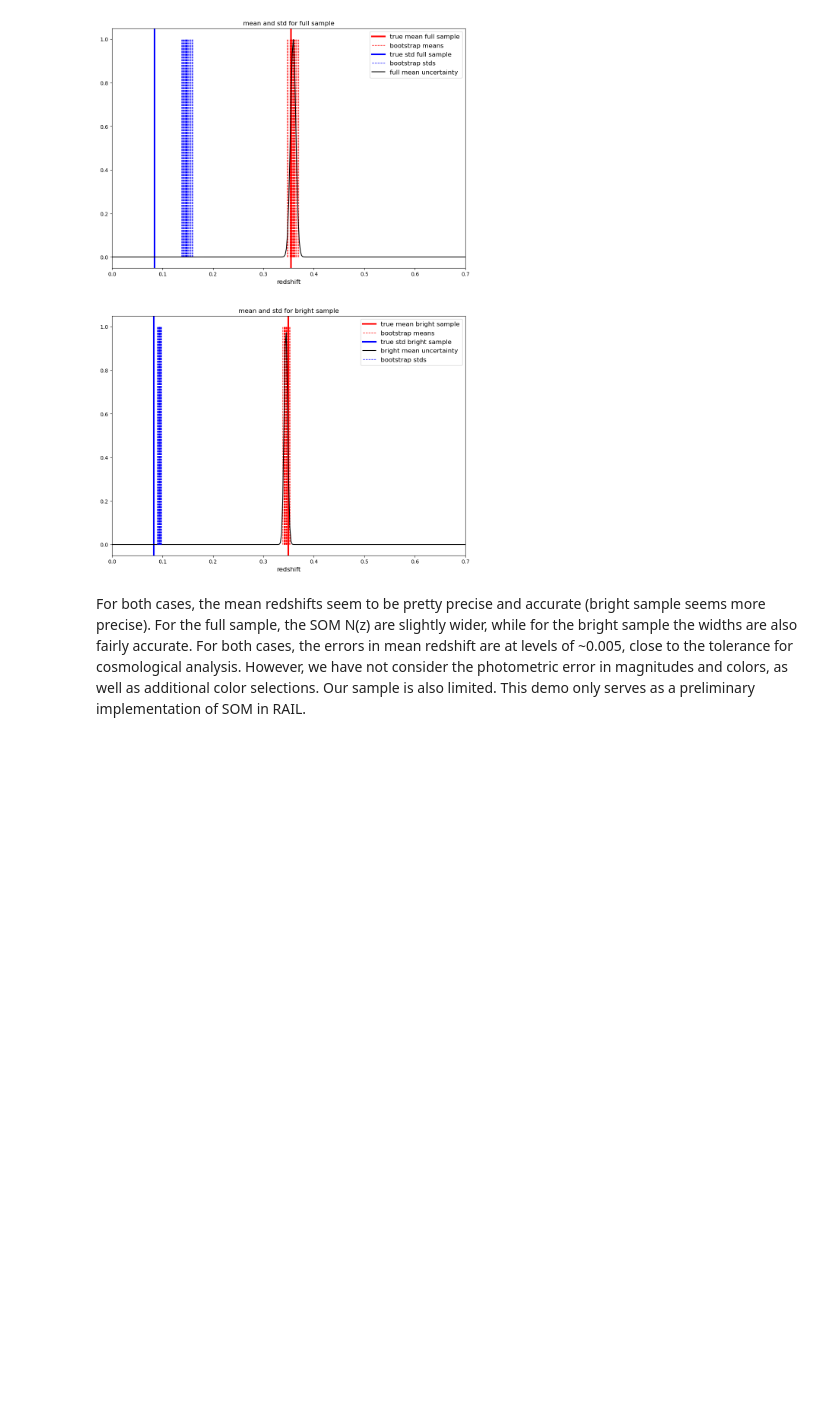
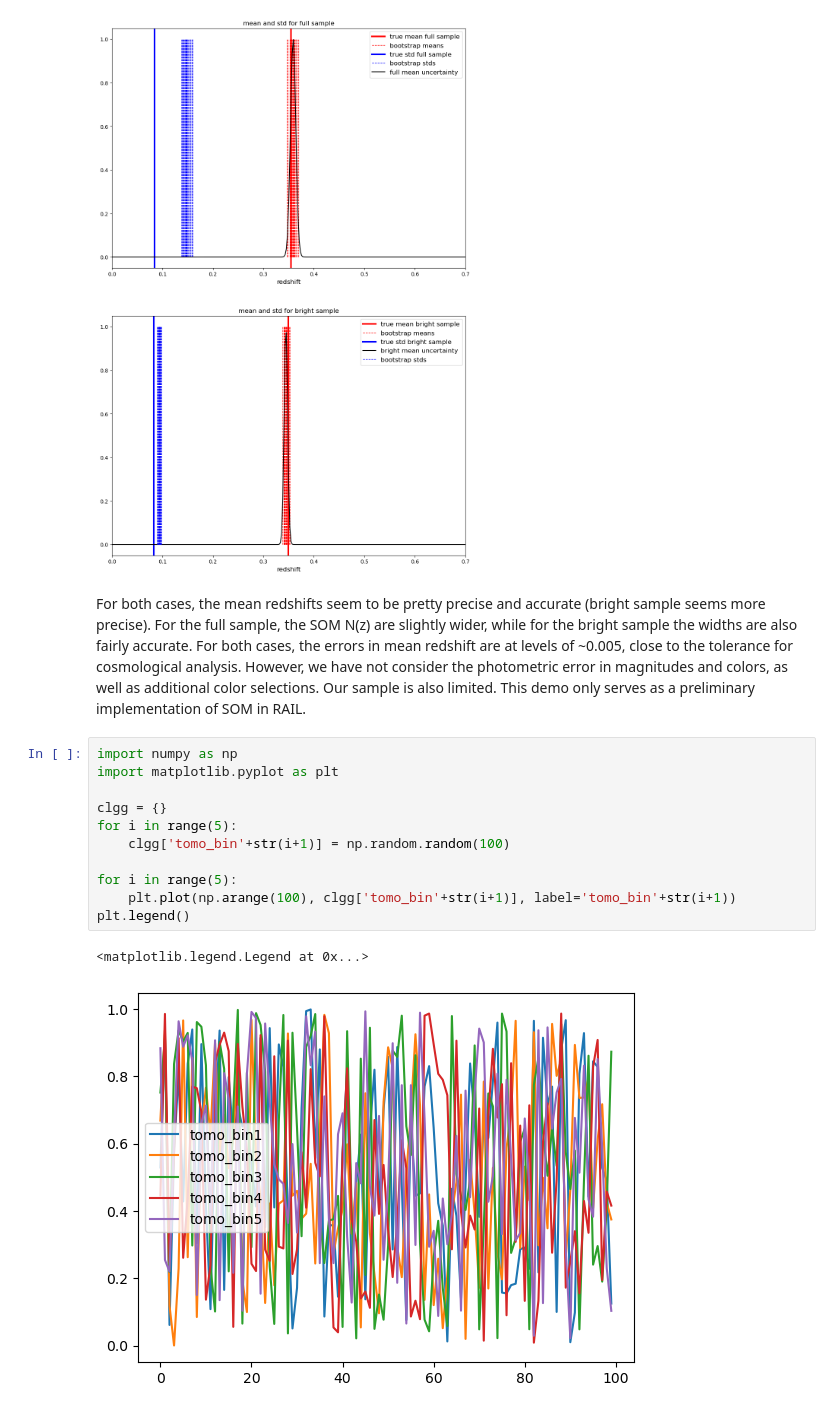
Before and after one commit to LSSTDESC/rail, a Jupyter notebook: examples/estimation_examples/somocluSOM_demo.ipynb, the cells around one changed output. Drawn from its saved outputs; the diff is of its cells as text; blank space fills up the shorter version.

```diff
--- a/examples/estimation_examples/somocluSOM_demo.ipynb
+++ b/examples/estimation_examples/somocluSOM_demo.ipynb
@@ -367,3 +378,17 @@ ax1.set_title('mean and std for bright sample', fontsize=12);
 # %% [markdown]
 For both cases, the mean redshifts seem to be pretty precise and accurate (bright sample seems more precise). For the full sample, the SOM N(z) are slightly wider, while for the bright sample the widths are also fairly accurate.
 For both cases, the errors in mean redshift are at levels of ~0.005, close to the tolerance for cosmological analysis. However, we have not consider the photometric error in magnitudes and colors, as well as additional color selections. Our sample is also limited. This demo only serves as a preliminary implementation of SOM in RAIL.
+# %%
+import numpy as np
+import matplotlib.pyplot as plt
+
+clgg = {}
+for i in range(5):
+    clgg['tomo_bin'+str(i+1)] = np.random.random(100)
+
+for i in range(5):
+    plt.plot(np.arange(100), clgg['tomo_bin'+str(i+1)], label='tomo_bin'+str(i+1))
+plt.legend()
+# %% [output]
+<matplotlib.legend.Legend at 0x...>
+[figure, added]
```
Also changed, not shown: parts of 3 cells of this notebook, 1 other file.
